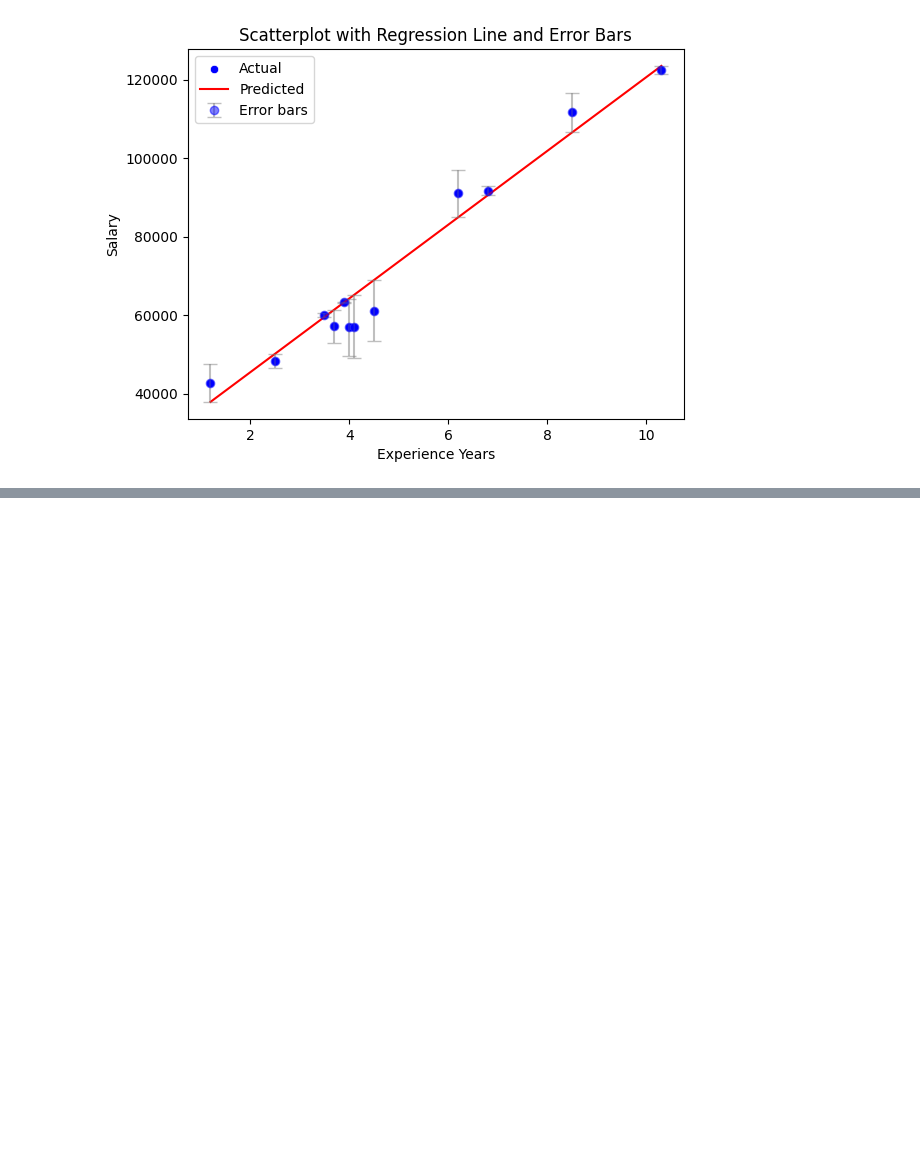
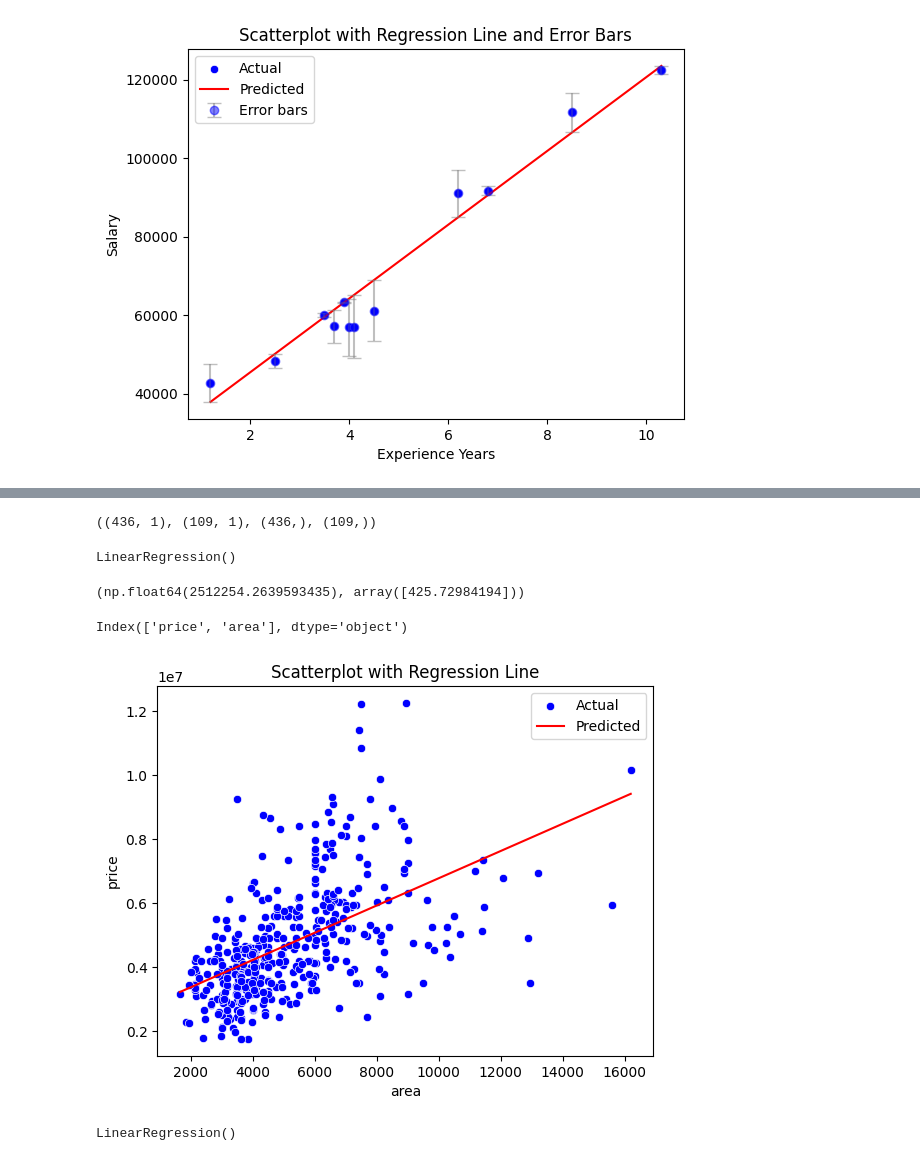
Before and after one commit to JohnyMi/DSGitrespository, a Jupyter notebook: ML/Regresiontest.ipynb, the cells around one changed output, grey strips where cells are left out. Cells and saved outputs as stored; diff of their text form; code cells hidden in the pictures; blank space fills up the shorter version.

```diff
--- a/ML/Regresiontest.ipynb
+++ b/ML/Regresiontest.ipynb
@@ -129,0 +192,45 @@ plt.show()
+# %%
+X_train, X_test, y_train, y_test = train_test_split(x, y, test_size=0.2, random_state=42)
+# %%
+X_train.shape, X_test.shape, y_train.shape, y_test.shape
+# %% [output]
+((436, 1), (109, 1), (436,), (109,))
+# %%
+from sklearn.linear_model import LinearRegression
+model = LinearRegression()
+# %%
+model.fit(X_train, y_train)
+# %% [output]
+LinearRegression()
+# %%
+model.intercept_, model.coef_
+# %% [output]
+(np.float64(2512254.2639593435), array([425.72984194]))
+# %%
+y_pred = model.predict(X_train)
+# %%
+housing_data.columns
+# %% [output]
+Index(['price', 'area'], dtype='object')
+# %%
+import matplotlib.pyplot as plt
+
+sns.scatterplot(x=X_train['area'], y=y_train, color='blue', label='Actual')
+
+# Step 2: Plot the predicted regression line
+sns.lineplot(x=X_train['area'], y=y_pred, color='red', label='Predicted')
+
+# Step 3: Adding labels and title to the plot
+plt.xlabel('area')
+plt.ylabel('price')
+plt.title('Scatterplot with Regression Line')
+
+# Step 4: Display the plot
+plt.legend()
+plt.show()
+# %% [output]
+[figure, added]
+# %%
+model.fit(X_test, y_test)
+# %% [output]
+LinearRegression()
```
Also changed, not shown: parts of 25 cells of this notebook.
